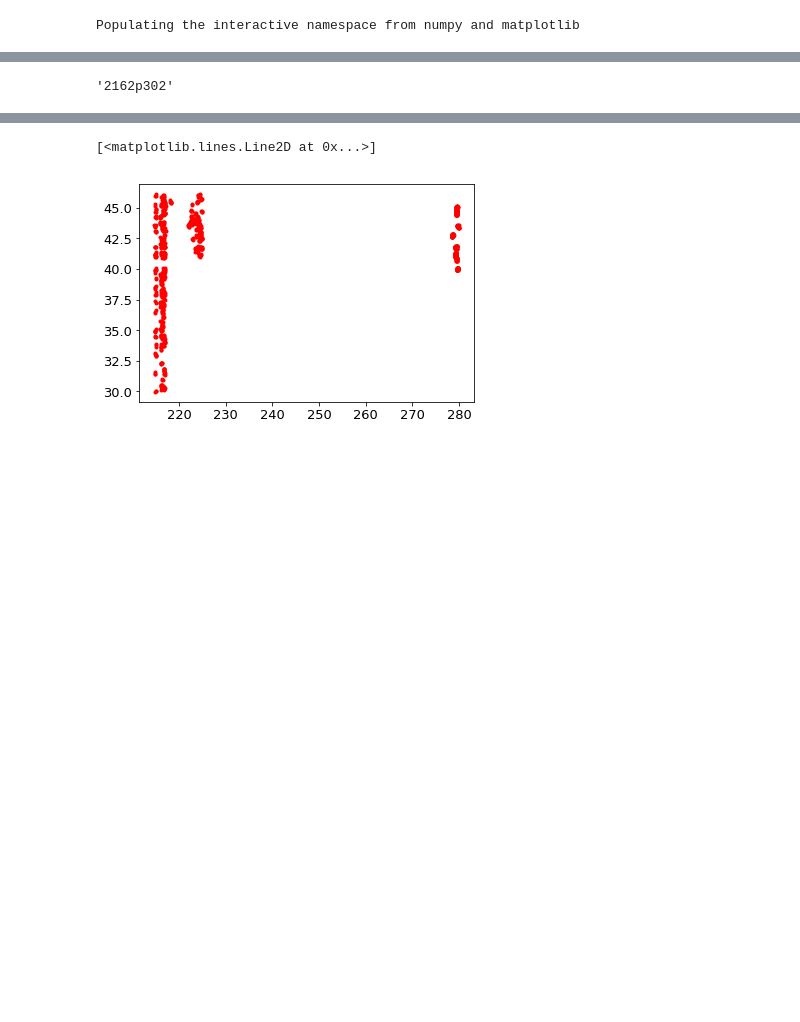
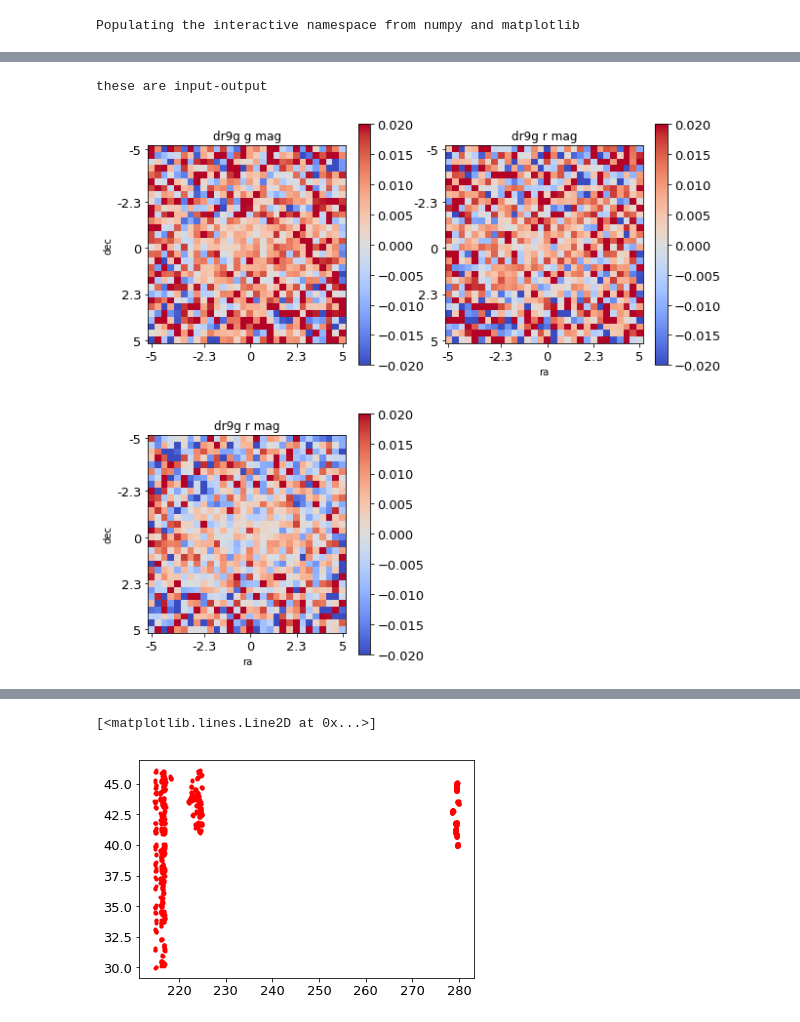
Before and after one commit to DriftingPig/MS_stars, a Jupyter notebook: MS_stars_north_empty.ipynb, the cells around one changed output, grey strips where cells are left out. Saved outputs shown, nothing was run; the diff lists cells and outputs as text; code cells hidden in the pictures; blank space fills up the shorter version.

```diff
--- a/MS_stars_north_empty.ipynb
+++ b/MS_stars_north_empty.ipynb
@@ -12,4 +15,0 @@ dr9g_south=fits.getdata('/global/cscratch1/sd/huikong/Obiwan/dr9/obiwan_out/dr9g
-# %%
-dr9g_south['brickname'][111]
-# %% [output]
-'2162p302'
@@ -15,0 +94,5 @@ dr9g_south['brickname'][111]
+# %%
+h2=star_2d(dr9g_south)
+# %% [output]
+these are input-output
+[figure, added]
```
Also changed, not shown: parts of 17 cells of this notebook, 1 other file.
